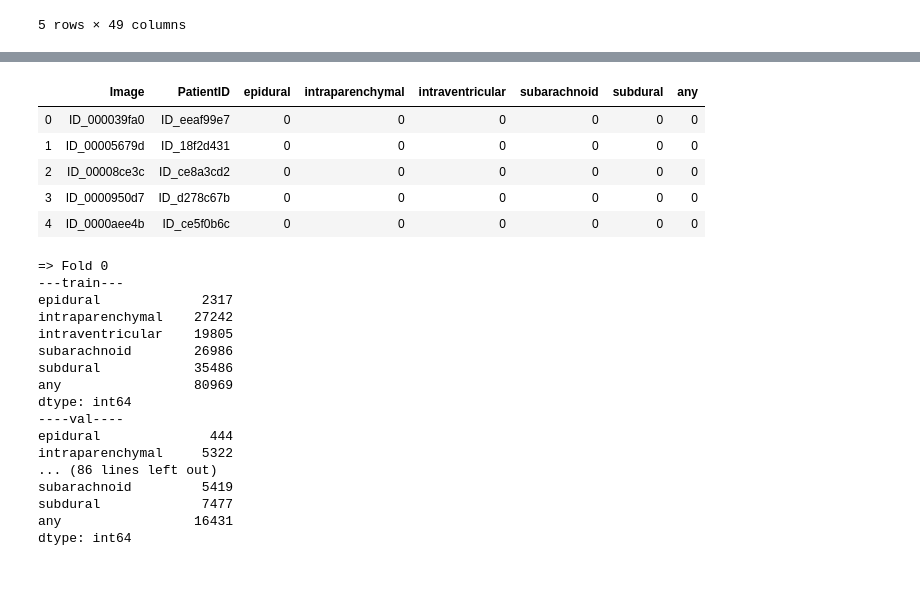
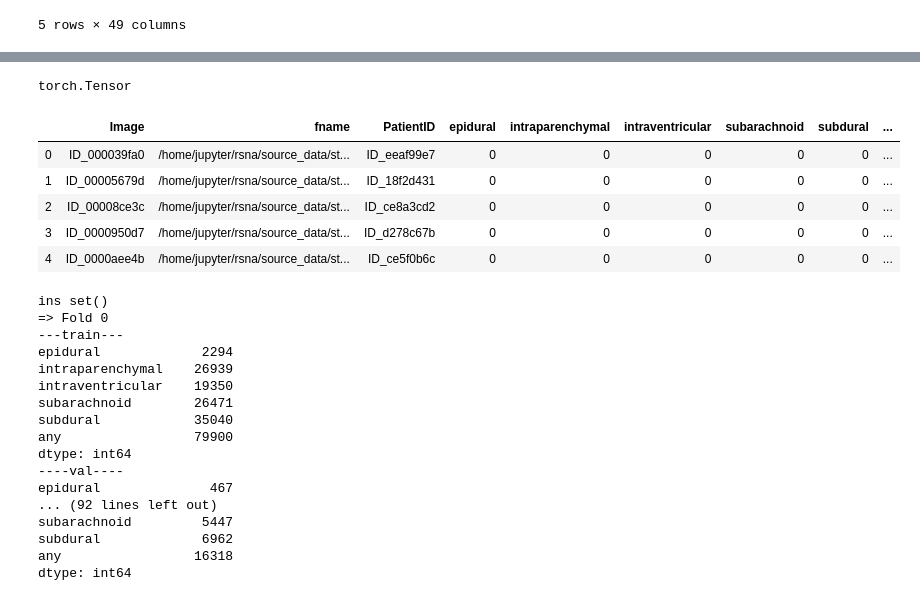
Before and after one commit to steermomo/kaggle-rsna, a Jupyter notebook: 02_checkData&makeLoader.ipynb, the cells around one changed output, grey strips where cells are left out. Saved outputs shown, nothing was run; the diff lists cells and outputs as text; code cells hidden in the pictures.

```diff
--- a/02_checkData&makeLoader.ipynb
+++ b/02_checkData&makeLoader.ipynb
@@ -69,0 +65,2 @@ str(fns_trn[0])
+# %%
+df_trn.fname = df_trn.fname.str.replace('../input/rsna-intracranial-hemorrhage-detection/', '/home/jupyter/rsna/source_data/')
@@ -129,6 +117,3 @@ Name: ID, dtype: int64
-# %%
-merge_table = merge_table[merge_table['ID'].isin(png)]
-merge_table['Image'] = merge_table.ID
 # %%
 merge_table.head()
 # %% [output]
@@ -141,0 +193,4 @@ merge_table.head()
+# %%
+type(bins)
+# %% [output]
+torch.Tensor
@@ -142,15 +201,15 @@ merge_table.head()
 # %%
-save_columns = ['Image', 'PatientID', 'epidural', 'intraparenchymal', 'intraventricular', 'subarachnoid', 'subdural', 'any']
+save_columns = ['Image', 'fname', 'PatientID', 'epidural', 'intraparenchymal', 'intraventricular', 'subarachnoid', 'subdural', 'any']
 
 trim_merge_table = merge_table[save_columns]
 trim_merge_table.head()
 # %% [output]
-|  | Image | PatientID | epidural | intraparenchymal | intraventricular | subarachnoid | subdural | any |
-| 0 | ID_000039fa0 | ID_eeaf99e7 | 0 | 0 | 0 | 0 | 0 | 0 |
-| 1 | ID_00005679d | ID_18f2d431 | 0 | 0 | 0 | 0 | 0 | 0 |
-| 2 | ID_00008ce3c | ID_ce8a3cd2 | 0 | 0 | 0 | 0 | 0 | 0 |
-| 3 | ID_0000950d7 | ID_d278c67b | 0 | 0 | 0 | 0 | 0 | 0 |
-| 4 | ID_0000aee4b | ID_ce5f0b6c | 0 | 0 | 0 | 0 | 0 | 0 |
+|  | Image | fname | PatientID | epidural | intraparenchymal | intraventricular | subarachnoid | subdural | ... |
+| 0 | ID_000039fa0 | /home/jupyter/rsna/source_data/st... | ID_eeaf99e7 | 0 | 0 | 0 | 0 | 0 | ... |
+| 1 | ID_00005679d | /home/jupyter/rsna/source_data/st... | ID_18f2d431 | 0 | 0 | 0 | 0 | 0 | ... |
+| 2 | ID_00008ce3c | /home/jupyter/rsna/source_data/st... | ID_ce8a3cd2 | 0 | 0 | 0 | 0 | 0 | ... |
+| 3 | ID_0000950d7 | /home/jupyter/rsna/source_data/st... | ID_d278c67b | 0 | 0 | 0 | 0 | 0 | ... |
+| 4 | ID_0000aee4b | /home/jupyter/rsna/source_data/st... | ID_ce5f0b6c | 0 | 0 | 0 | 0 | 0 | ... |
 # %%
 n_split = 6
 random_st = 42
@@ -164,6 +223,8 @@ for fold, (train_index, val_index) in enumerate(gkf.split(trim_merge_table, grou
     train_df = trim_merge_table.iloc[train_index]
     val_df = trim_merge_table.iloc[val_index]
 
+    print(f'ins {set(train_df.PatientID) & set(val_df.PatientID)}')
+
     print(f'=> Fold {fold} \n---train---')
     print(train_df.loc[:, ['epidural', 'intraparenchymal', 'intraventricular', 'subarachnoid', 'subdural', 'any']].sum())
     print('----val----')
@@ -172,22 +233,22 @@ for fold, (train_index, val_index) in enumerate(gkf.split(trim_merge_table, grou
     train_df.to_csv(f'{saved}/train_fold{fold}.csv', index=False)
     val_df.to_csv(f'{saved}/val_fold{fold}.csv', index=False)
 # %% [output]
+ins set()
 => Fold 0
 ---train---
-epidural             2317
-intraparenchymal    27242
-intraventricular    19805
-subarachnoid        26986
-subdural            35486
-any                 80969
+epidural             2294
+intraparenchymal    26939
+intraventricular    19350
+subarachnoid        26471
+subdural            35040
+any                 79900
 dtype: int64
 ----val----
-epidural              444
-intraparenchymal     5322
-... (86 lines left out)
-subarachnoid         5419
-subdural             7477
-any                 16431
+epidural              467
+... (92 lines left out)
+subarachnoid         5447
+subdural             6962
+any                 16318
 dtype: int64
 # %%
 train_df.head()
```
Also changed, not shown: parts of 28 cells of this notebook, 8 other files.
